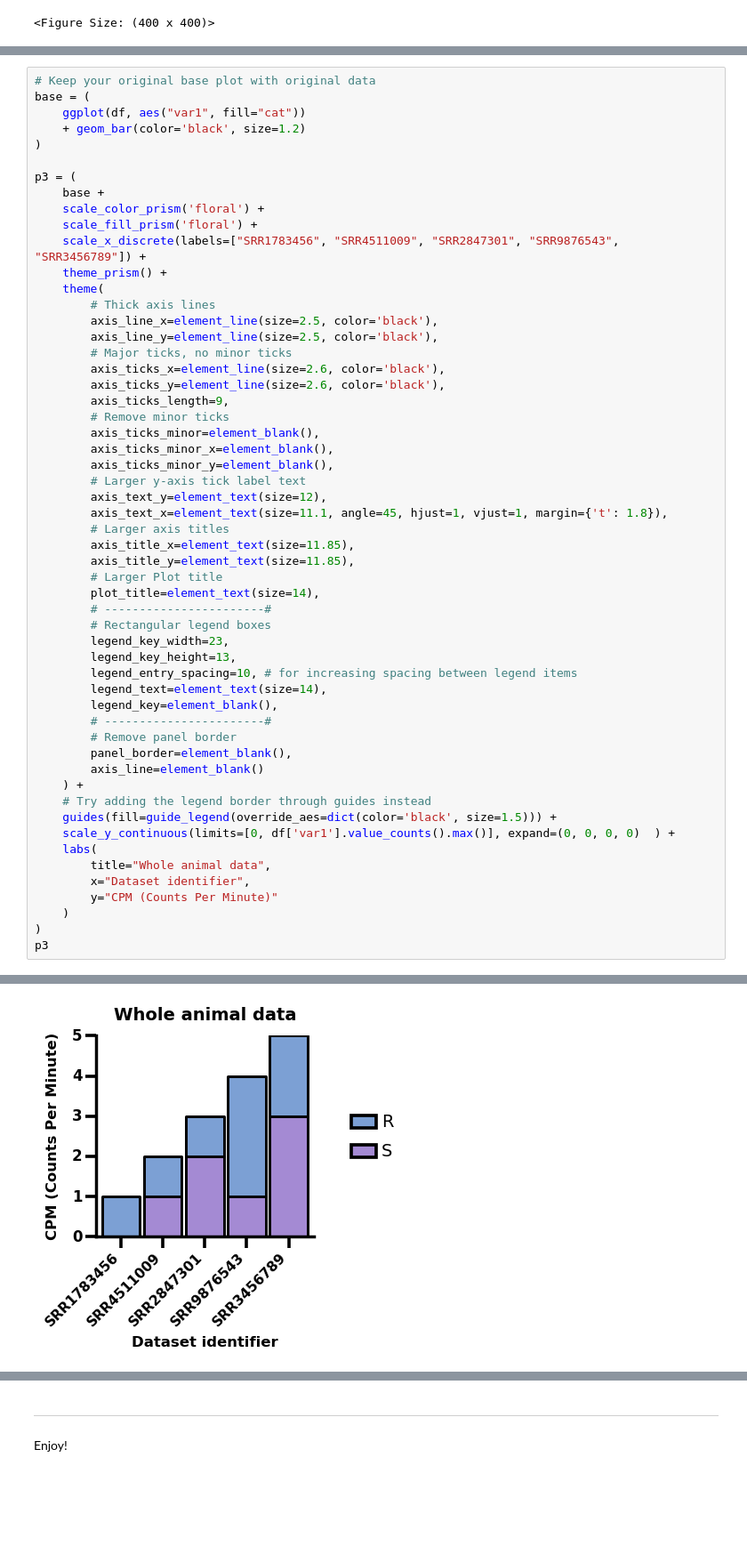
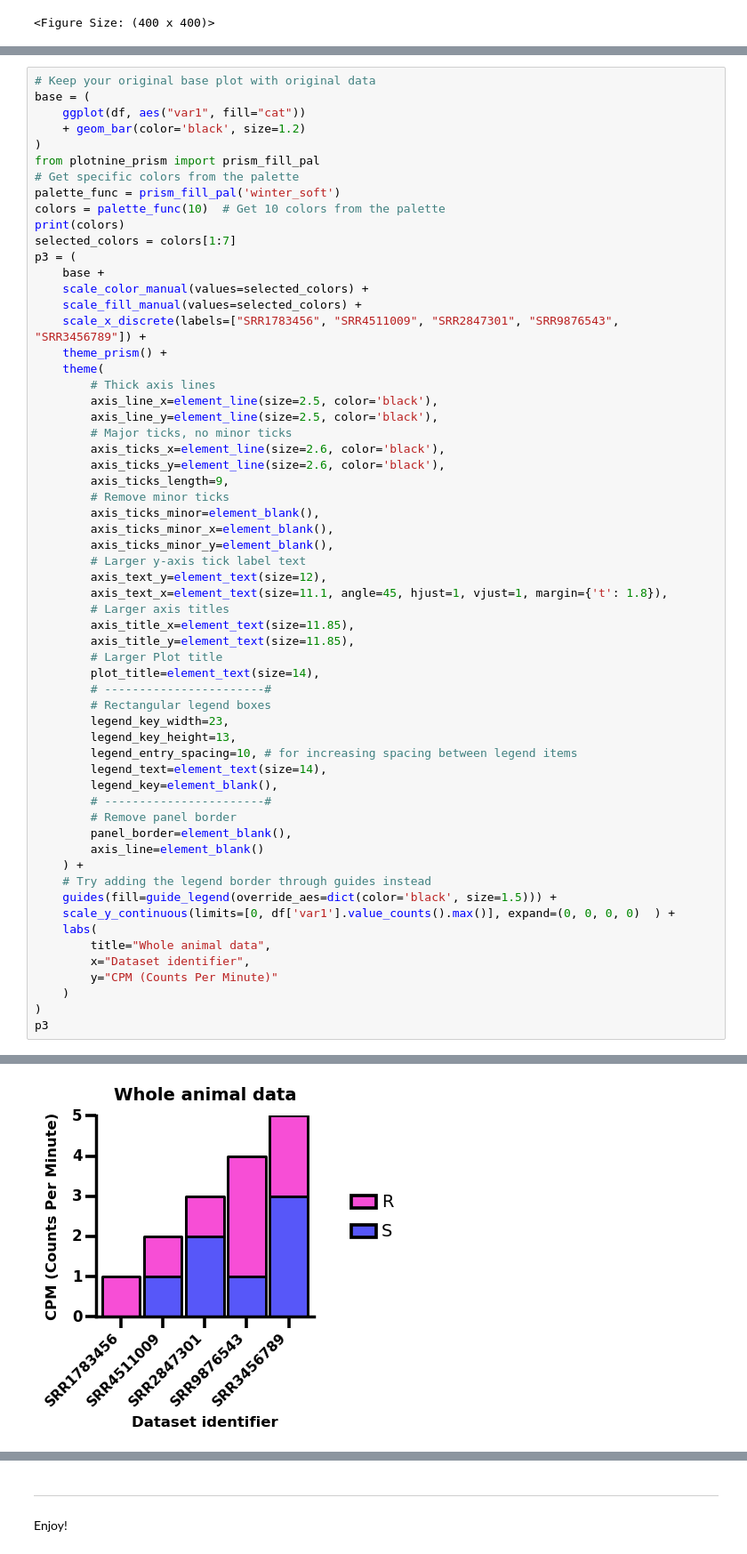
Before and after one commit to fomightez/plotnine_prism-binder, a Jupyter notebook: notebooks/Plotnine_prism_stacked_bar_chart.ipynb, the cells around one changed output, grey strips where cells are left out. Shown: that part at 89% size. Drawn from its saved outputs; the diff is of its cells as text; blank space fills up the shorter version.

Commit message:
add color adjusting example

```diff
--- a/notebooks/Plotnine_prism_stacked_bar_chart.ipynb
+++ b/notebooks/Plotnine_prism_stacked_bar_chart.ipynb
@@ -136,11 +136,16 @@ base = (
     ggplot(df, aes("var1", fill="cat"))
     + geom_bar(color='black', size=1.2)
 )
-
+from plotnine_prism import prism_fill_pal
+# Get specific colors from the palette
+palette_func = prism_fill_pal('winter_soft')
+colors = palette_func(10)  # Get 10 colors from the palette
+print(colors)
+selected_colors = colors[1:7]
 p3 = (
     base +
-    scale_color_prism('floral') +
-    scale_fill_prism('floral') +
+    scale_color_manual(values=selected_colors) +
+    scale_fill_manual(values=selected_colors) +
     scale_x_discrete(labels=["SRR1783456", "SRR4511009", "SRR2847301", "SRR9876543", "SRR3456789"]) +
     theme_prism() +
     theme(
@@ -189 +195 @@ p3
-[figure, old version]
+[figure, new version]
```
Also changed, not shown: parts of 2 cells of this notebook.
